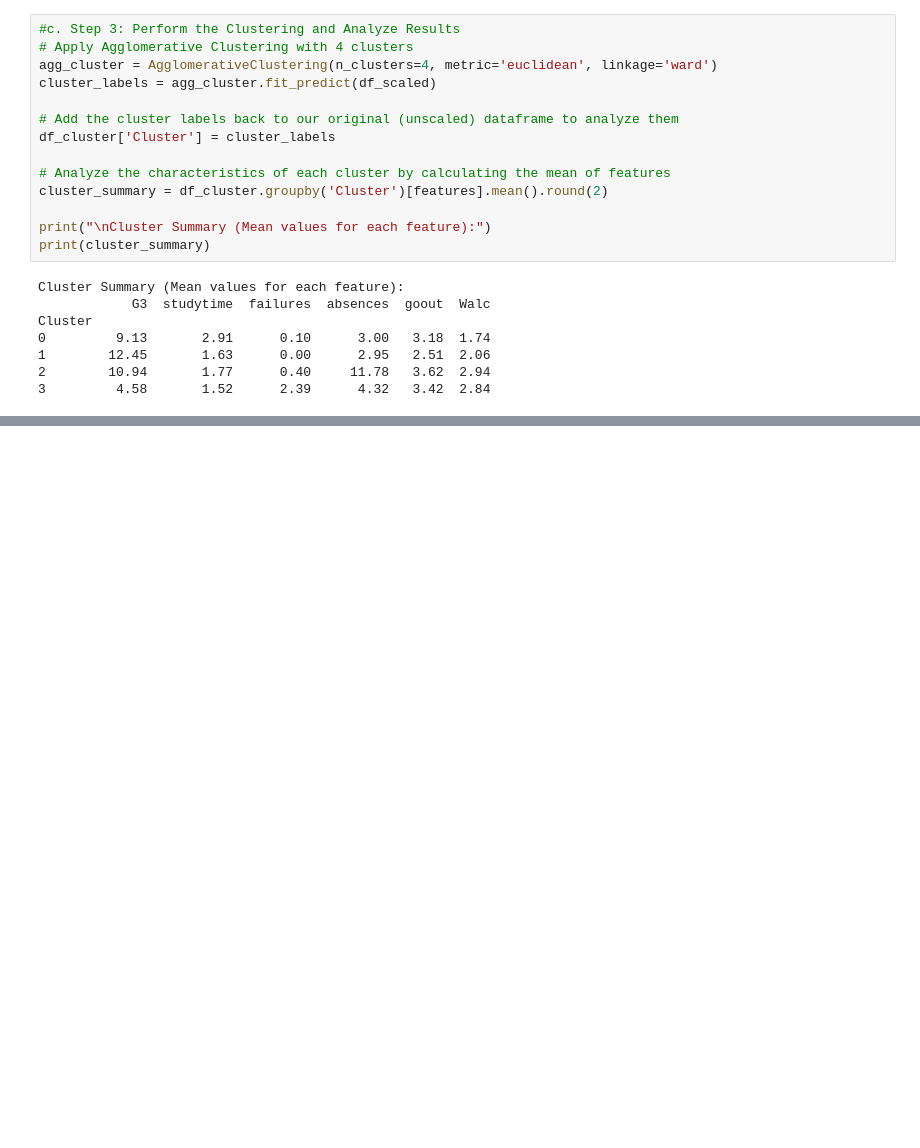
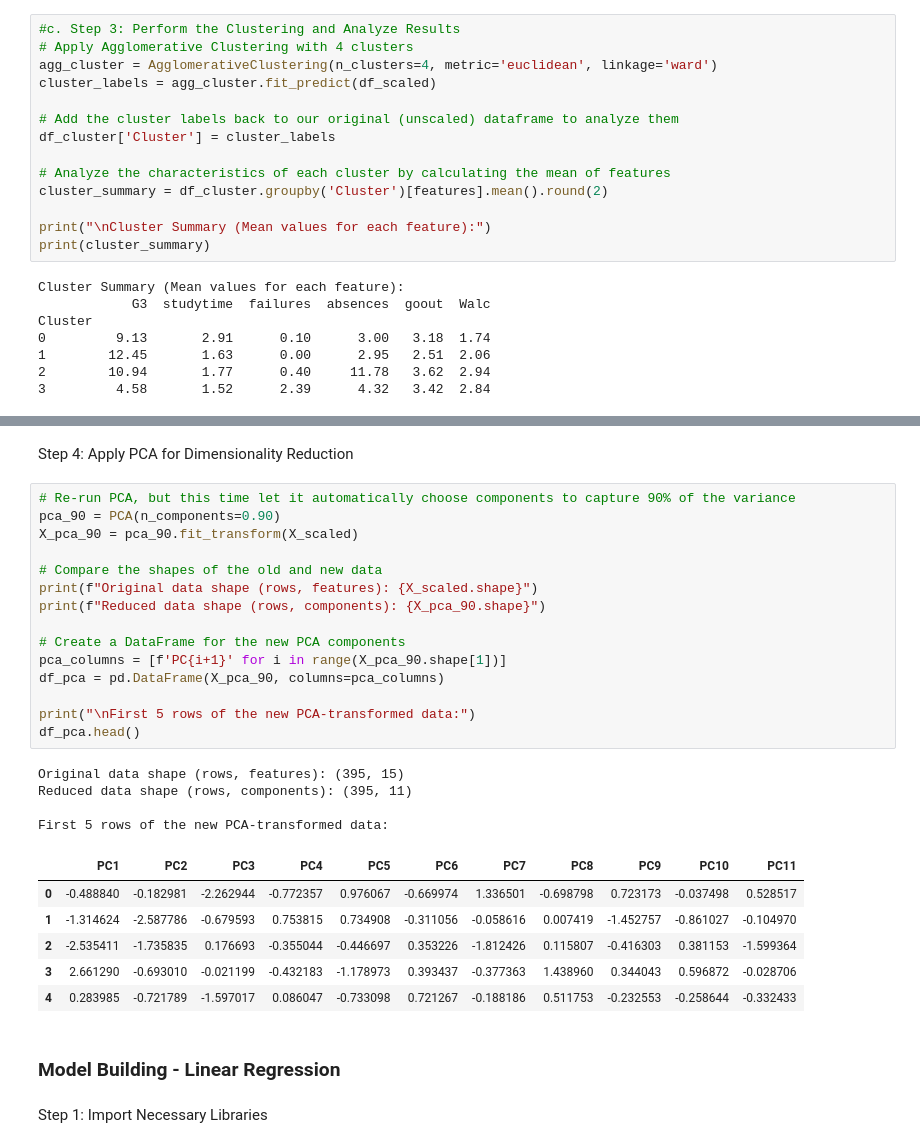
Before and after one commit to Ayushmaan101/EDA-CourseProject, a Jupyter notebook: 22BDS0367.ipynb, the cells around one changed output, grey strips where cells are left out. Drawn from its saved outputs; the diff is of its cells as text; blank space fills up the shorter version.

```diff
--- a/22BDS0367.ipynb
+++ b/22BDS0367.ipynb
@@ -562,0 +621,32 @@ Cluster
+# %% [markdown]
+Step 4: Apply PCA for Dimensionality Reduction
+# %%
+# Re-run PCA, but this time let it automatically choose components to capture 90% of the variance
+pca_90 = PCA(n_components=0.90)
+X_pca_90 = pca_90.fit_transform(X_scaled)
+
+# Compare the shapes of the old and new data
+print(f"Original data shape (rows, features): {X_scaled.shape}")
+print(f"Reduced data shape (rows, components): {X_pca_90.shape}")
+
+# Create a DataFrame for the new PCA components
+pca_columns = [f'PC{i+1}' for i in range(X_pca_90.shape[1])]
+df_pca = pd.DataFrame(X_pca_90, columns=pca_columns)
+
+print("\nFirst 5 rows of the new PCA-transformed data:")
+df_pca.head()
+# %% [output]
+Original data shape (rows, features): (395, 15)
+Reduced data shape (rows, components): (395, 11)
+
+First 5 rows of the new PCA-transformed data:
+|  | PC1 | PC2 | PC3 | PC4 | PC5 | PC6 | PC7 | PC8 | PC9 | PC10 | PC11 |
+| 0 | -0.488840 | -0.182981 | -2.262944 | -0.772357 | 0.976067 | -0.669974 | 1.336501 | -0.698798 | 0.723173 | -0.037498 | 0.528517 |
+| 1 | -1.314624 | -2.587786 | -0.679593 | 0.753815 | 0.734908 | -0.311056 | -0.058616 | 0.007419 | -1.452757 | -0.861027 | -0.104970 |
+| 2 | -2.535411 | -1.735835 | 0.176693 | -0.355044 | -0.446697 | 0.353226 | -1.812426 | 0.115807 | -0.416303 | 0.381153 | -1.599364 |
+| 3 | 2.661290 | -0.693010 | -0.021199 | -0.432183 | -1.178973 | 0.393437 | -0.377363 | 1.438960 | 0.344043 | 0.596872 | -0.028706 |
+| 4 | 0.283985 | -0.721789 | -1.597017 | 0.086047 | -0.733098 | 0.721267 | -0.188186 | 0.511753 | -0.232553 | -0.258644 | -0.332433 |
+# %% [markdown]
+### Model Building - Linear Regression
+# %% [markdown]
+Step 1: Import Necessary Libraries
```
Also changed, not shown: parts of 22 cells of this notebook.
